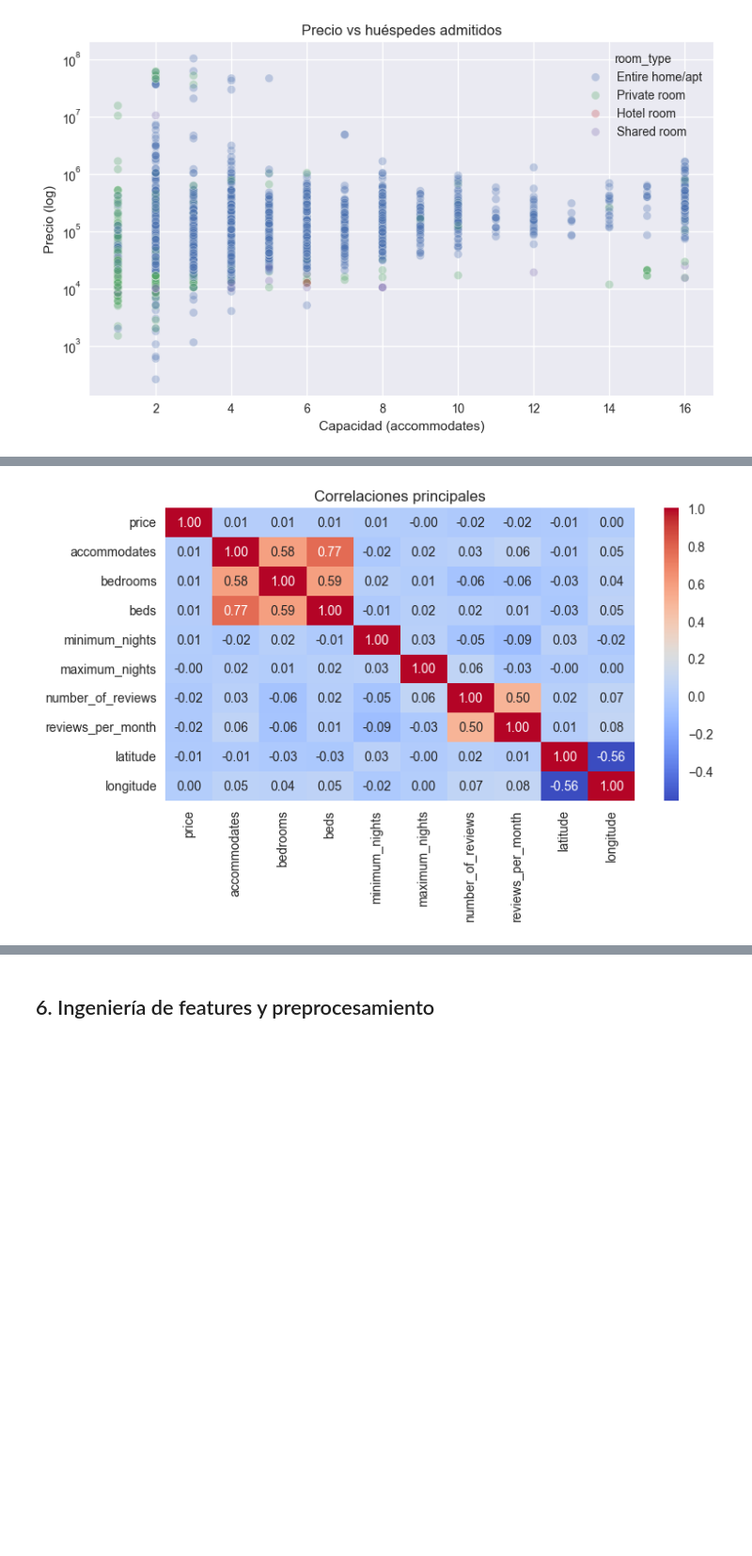
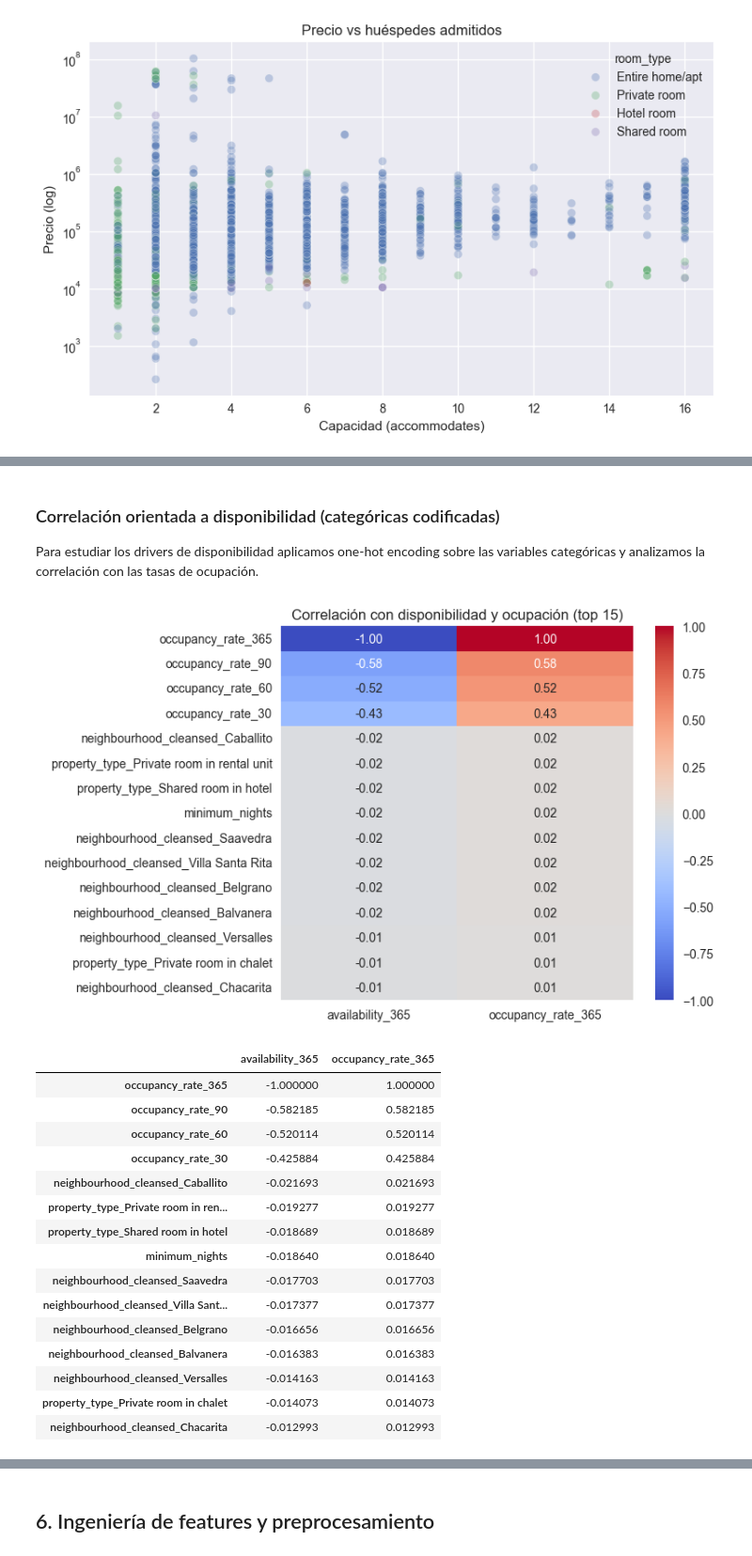
Before and after one commit to spardo83/ceia_analisis_datos, a Jupyter notebook: tp.ipynb, the cells around one changed output, grey strips where cells are left out. Shown: that part at 94% size. Cells and saved outputs as stored; diff of their text form; code cells hidden in the pictures; blank space fills up the shorter version.

Commit message:
modify target

```diff
--- a/tp.ipynb
+++ b/tp.ipynb
@@ -240,11 +259,62 @@ plt.show()
+# %% [markdown]
+### Correlación orientada a disponibilidad (categóricas codificadas)
+Para estudiar los drivers de disponibilidad aplicamos one-hot encoding sobre las variables categóricas y analizamos la correlación con las tasas de ocupación.
 # %%
-# Correlación entre variables numéricas relevantes
-num_cols_for_corr = ['price', 'accommodates', 'bedrooms', 'beds', 'minimum_nights', 'maximum_nights', 'number_of_reviews', 'reviews_per_month', 'latitude', 'longitude']
-cor_matrix = df[num_cols_for_corr].corr(numeric_only=True)
-sns.heatmap(cor_matrix, annot=True, fmt='.2f', cmap='coolwarm')
-plt.title('Correlaciones principales')
+# Codificación de categóricas para matriz de correlación orientada a disponibilidad
+availability_cols = ['availability_30', 'availability_60', 'availability_90', 'availability_365']
+base_columns = ['accommodates', 'bedrooms', 'beds', 'minimum_nights', 'maximum_nights',
+                'number_of_reviews', 'reviews_per_month', 'price']
+
+corr_base = df[base_columns + availability_cols].copy()
+
+for horizon in [30, 60, 90, 365]:
+    rate_col = f'occupancy_rate_{horizon}'
+    if rate_col not in df.columns:
+        df[rate_col] = 1 - (df[f'availability_{horizon}'] / horizon)
+    corr_base[rate_col] = df[rate_col]
+
+binary_map = {'yes': 1, 'no': 0}
+for col in ['host_is_superhost', 'instant_bookable']:
+    corr_base[f'{col}_flag'] = df[col].map(binary_map)
+
+categorical_for_corr = ['room_type', 'property_type', 'neighbourhood_cleansed']
+corr_encoded = pd.get_dummies(
+    pd.concat([corr_base, df[categorical_for_corr]], axis=1),
+    columns=categorical_for_corr,
+    drop_first=True
+)
+
+corr_matrix = corr_encoded.corr(numeric_only=True)
+target_corr = corr_matrix[['availability_365', 'occupancy_rate_365']].sort_values(
+    by='occupancy_rate_365', ascending=False
+)
+
+top_features = target_corr.head(15).index
+sns.heatmap(
+    corr_matrix.loc[top_features, ['availability_365', 'occupancy_rate_365']],
+    annot=True, fmt='.2f', cmap='coolwarm', vmin=-1, vmax=1
+)
+plt.title('Correlación con disponibilidad y ocupación (top 15)')
 plt.tight_layout()
 plt.show()
+
+target_corr.head(15)
 # %% [output]
-[figure, old version]
+[figure, new version]
+|  | availability_365 | occupancy_rate_365 |
+| occupancy_rate_365 | -1.000000 | 1.000000 |
+| occupancy_rate_90 | -0.582185 | 0.582185 |
+| occupancy_rate_60 | -0.520114 | 0.520114 |
+| occupancy_rate_30 | -0.425884 | 0.425884 |
+| neighbourhood_cleansed_Caballito | -0.021693 | 0.021693 |
+| property_type_Private room in ren... | -0.019277 | 0.019277 |
+| property_type_Shared room in hotel | -0.018689 | 0.018689 |
+| minimum_nights | -0.018640 | 0.018640 |
+| neighbourhood_cleansed_Saavedra | -0.017703 | 0.017703 |
+| neighbourhood_cleansed_Villa Sant... | -0.017377 | 0.017377 |
+| neighbourhood_cleansed_Belgrano | -0.016656 | 0.016656 |
+| neighbourhood_cleansed_Balvanera | -0.016383 | 0.016383 |
+| neighbourhood_cleansed_Versalles | -0.014163 | 0.014163 |
+| property_type_Private room in chalet | -0.014073 | 0.014073 |
+| neighbourhood_cleansed_Chacarita | -0.012993 | 0.012993 |
 # %% [markdown]
```
Also changed, not shown: parts of 20 cells of this notebook.
